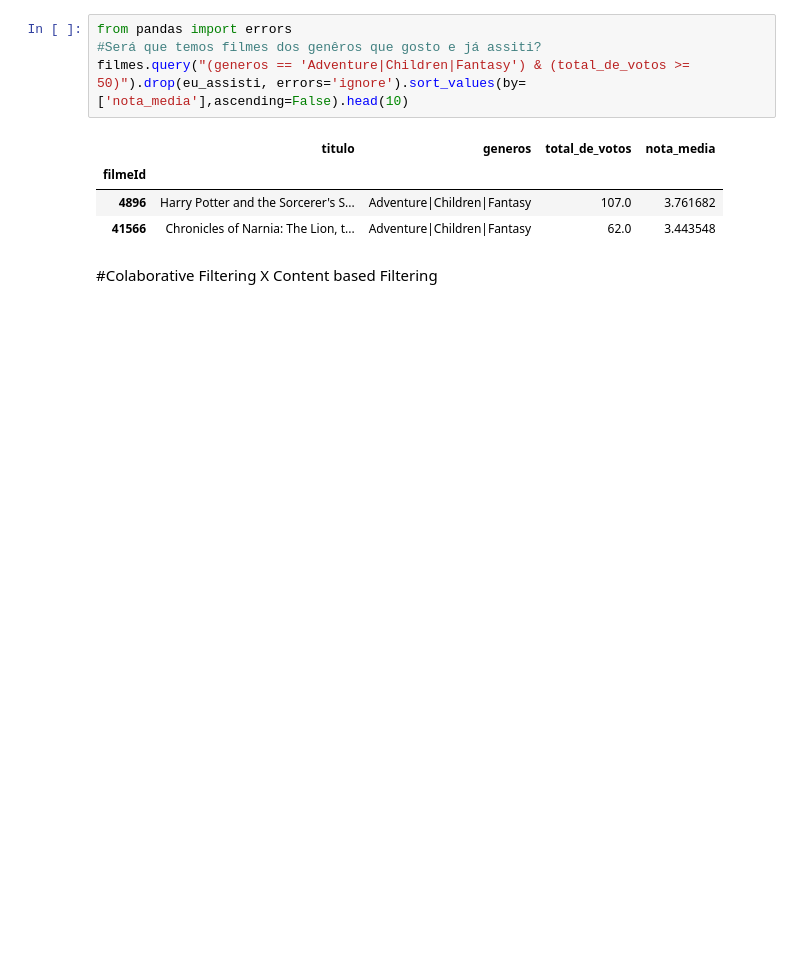
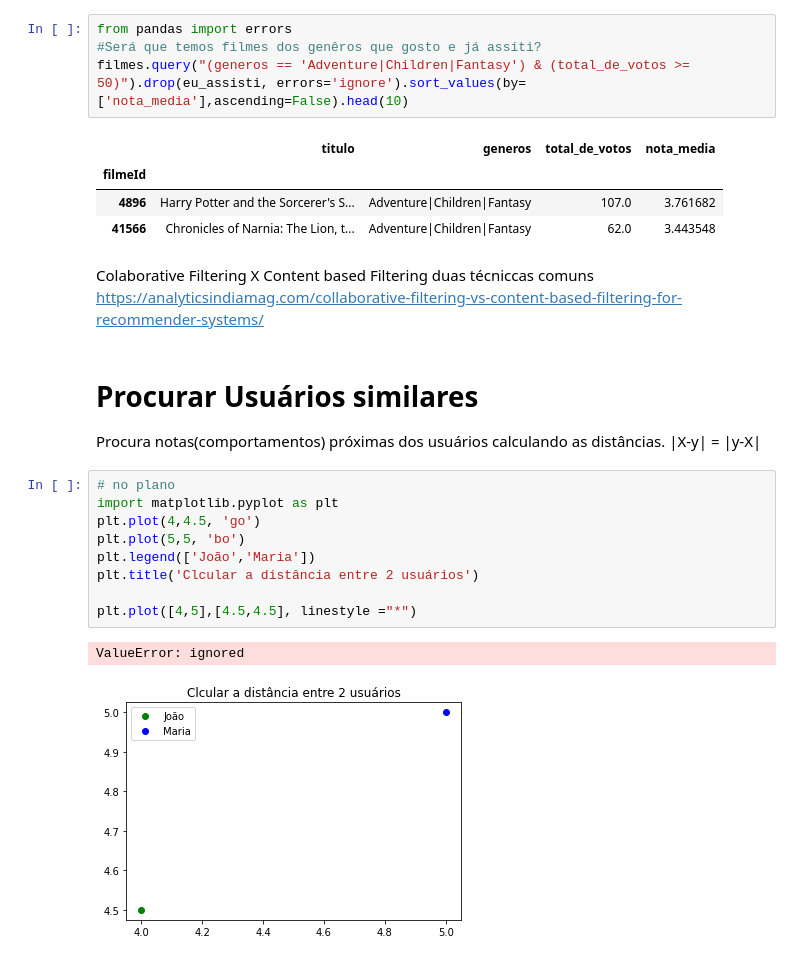
Before and after one commit to SamuelSousaFerreira/ML-para-Neg-cios-Digitais, a Jupyter notebook: Introdução_a_Recomendação.ipynb, the cells around one changed output. Drawn from its saved outputs; the diff is of its cells as text; blank space fills up the shorter version.

```diff
--- a/Introdução_a_Recomendação.ipynb
+++ b/Introdução_a_Recomendação.ipynb
@@ -150,5 +150,22 @@ filmes.query("(generos == 'Adventure|Children|Fantasy') & (total_de_votos >= 50)
 | filmeId |  |  |  |  |
 | 4896 | Harry Potter and the Sorcerer's S... | Adventure|Children|Fantasy | 107.0 | 3.761682 |
 | 41566 | Chronicles of Narnia: The Lion, t... | Adventure|Children|Fantasy | 62.0 | 3.443548 |
-# %% [markdown]
-#Colaborative Filtering X Content based Filtering
+# %% [markdown]
+Colaborative Filtering X Content based Filtering duas técniccas comuns
+https://analyticsindiamag.com/collaborative-filtering-vs-content-based-filtering-for-recommender-systems/
+# %% [markdown]
+# Procurar Usuários similares
+Procura notas(comportamentos) próximas dos usuários calculando as distâncias.
+|X-y| = |y-X|
+# %%
+# no plano
+import matplotlib.pyplot as plt
+plt.plot(4,4.5, 'go')
+plt.plot(5,5, 'bo')
+plt.legend(['João','Maria'])
+plt.title('Clcular a distância entre 2 usuários')
+
+plt.plot([4,5],[4.5,4.5], linestyle ="*")
+# %% [output]
+ValueError: ignored
+[figure, added]
```
Also changed, not shown: parts of 61 cells of this notebook.
